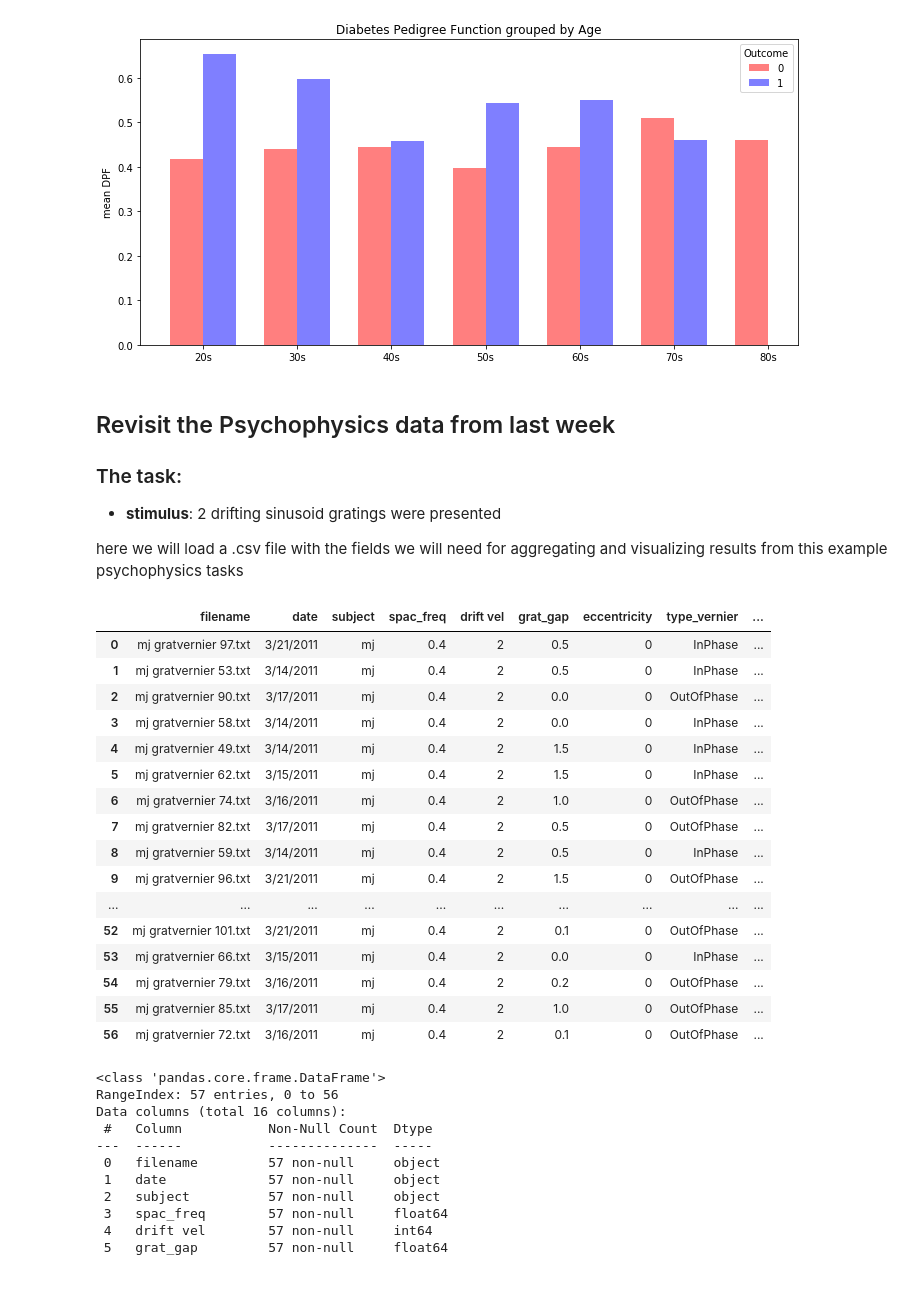
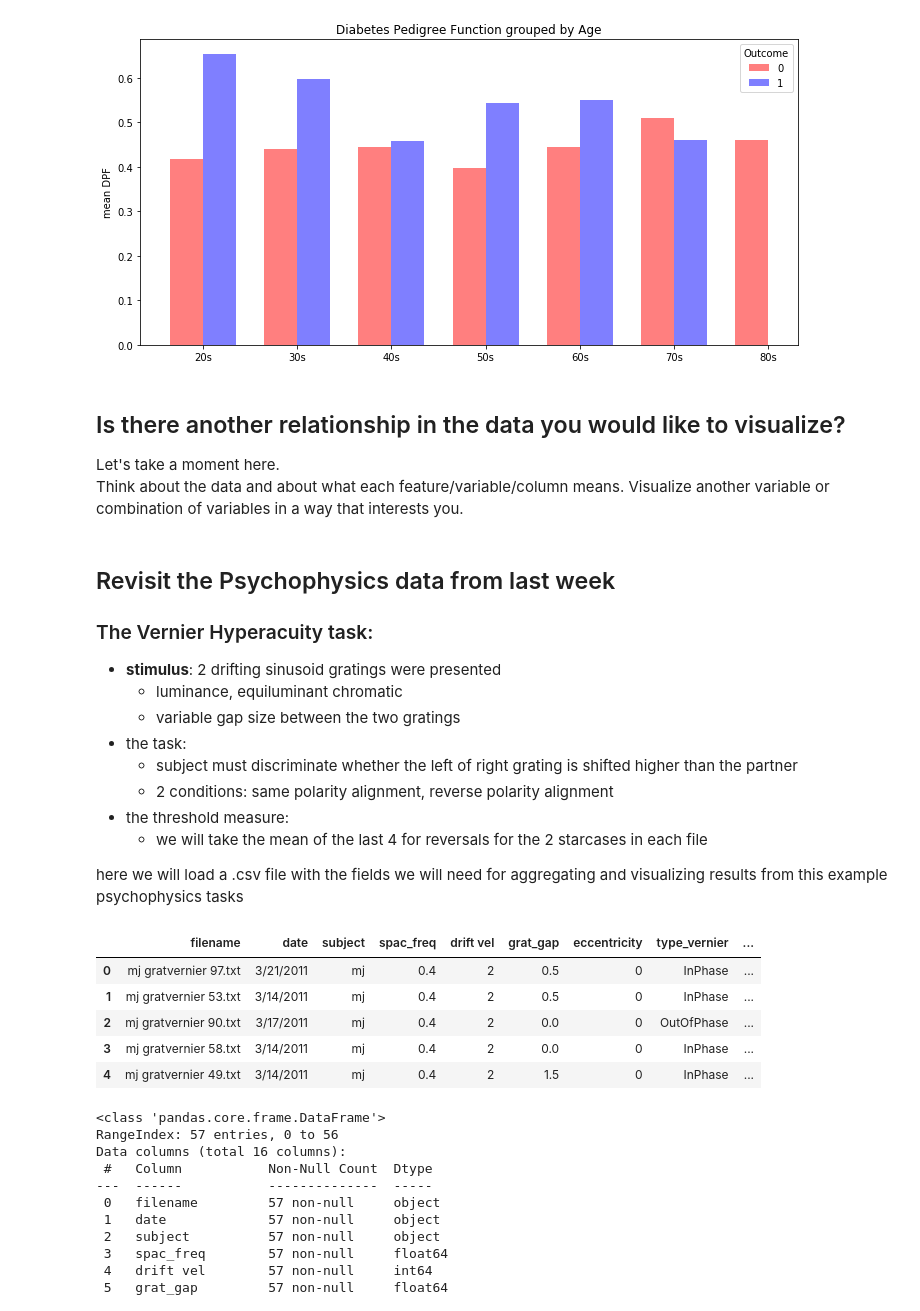
Before and after one commit to SmilodonCub/DS4VS, a Jupyter notebook: Week7/DS4VS_week7_Datavis_matplotlib.ipynb, the cells around one changed output. Cells and saved outputs as stored; diff of their text form; code cells hidden in the pictures; blank space fills up the shorter version.

```diff
--- a/Week7/DS4VS_week7_Datavis_matplotlib.ipynb
+++ b/Week7/DS4VS_week7_Datavis_matplotlib.ipynb
@@ -298,3 +293,9 @@ plt.legend(labels = ['0','1'], title = 'Outcome')
 plt.show()
 # %% [output]
 [figure]
+# %% [markdown]
+## Is there another relationship in the data you would like to visualize?
+
+Let's take a moment here.
+Think about the data and about what each feature/variable/column means.
+Visualize another variable or combination of variables in a way that interests you.
@@ -301,32 +304,28 @@ plt.show()
 # %% [markdown]
 ## Revisit the Psychophysics data from last week
 
-### The task:
+### The Vernier Hyperacuity task:
 
 * **stimulus**: 2 drifting sinusoid gratings were presented
+    - luminance, equiluminant chromatic
+    - variable gap size between the two gratings
+* the task:
+    - subject must discriminate whether the left of right grating is shifted higher than the partner
+    - 2 conditions: same polarity alignment, reverse polarity alignment
+* the threshold measure:
+    - we will take the mean of the last 4 for reversals for the 2 starcases in each file
 
 here we will load a .csv file with the fields we will need for aggregating and visualizing results from this example psychophysics tasks
 # %%
-gratvernier_df = pd.read_csv( 'gratvernier_mj.csv' )
-gratvernier_df
+gratvernier_df = pd.read_csv( 'gratvernier_mj.csv', converters={'stim1_reversals': eval,'stim2_reversals': eval} )
+gratvernier_df.head()
 # %% [output]
 |  | filename | date | subject | spac_freq | drift vel | grat_gap | eccentricity | type_vernier | ... |
 | 0 | mj gratvernier 97.txt | 3/21/2011 | mj | 0.4 | 2 | 0.5 | 0 | InPhase | ... |
 | 1 | mj gratvernier 53.txt | 3/14/2011 | mj | 0.4 | 2 | 0.5 | 0 | InPhase | ... |
 | 2 | mj gratvernier 90.txt | 3/17/2011 | mj | 0.4 | 2 | 0.0 | 0 | OutOfPhase | ... |
 | 3 | mj gratvernier 58.txt | 3/14/2011 | mj | 0.4 | 2 | 0.0 | 0 | InPhase | ... |
 | 4 | mj gratvernier 49.txt | 3/14/2011 | mj | 0.4 | 2 | 1.5 | 0 | InPhase | ... |
-| 5 | mj gratvernier 62.txt | 3/15/2011 | mj | 0.4 | 2 | 1.5 | 0 | InPhase | ... |
-| 6 | mj gratvernier 74.txt | 3/16/2011 | mj | 0.4 | 2 | 1.0 | 0 | OutOfPhase | ... |
-| 7 | mj gratvernier 82.txt | 3/17/2011 | mj | 0.4 | 2 | 0.5 | 0 | OutOfPhase | ... |
-| 8 | mj gratvernier 59.txt | 3/14/2011 | mj | 0.4 | 2 | 0.5 | 0 | InPhase | ... |
-| 9 | mj gratvernier 96.txt | 3/21/2011 | mj | 0.4 | 2 | 1.5 | 0 | OutOfPhase | ... |
-| ... | ... | ... | ... | ... | ... | ... | ... | ... | ... |
-| 52 | mj gratvernier 101.txt | 3/21/2011 | mj | 0.4 | 2 | 0.1 | 0 | OutOfPhase | ... |
-| 53 | mj gratvernier 66.txt | 3/15/2011 | mj | 0.4 | 2 | 0.0 | 0 | InPhase | ... |
-| 54 | mj gratvernier 79.txt | 3/16/2011 | mj | 0.4 | 2 | 0.2 | 0 | OutOfPhase | ... |
-| 55 | mj gratvernier 85.txt | 3/17/2011 | mj | 0.4 | 2 | 1.0 | 0 | OutOfPhase | ... |
-| 56 | mj gratvernier 72.txt | 3/16/2011 | mj | 0.4 | 2 | 0.1 | 0 | OutOfPhase | ... |
 # %%
 gratvernier_df.info()
 # %% [output]
```
Also changed, not shown: parts of 13 cells of this notebook.
